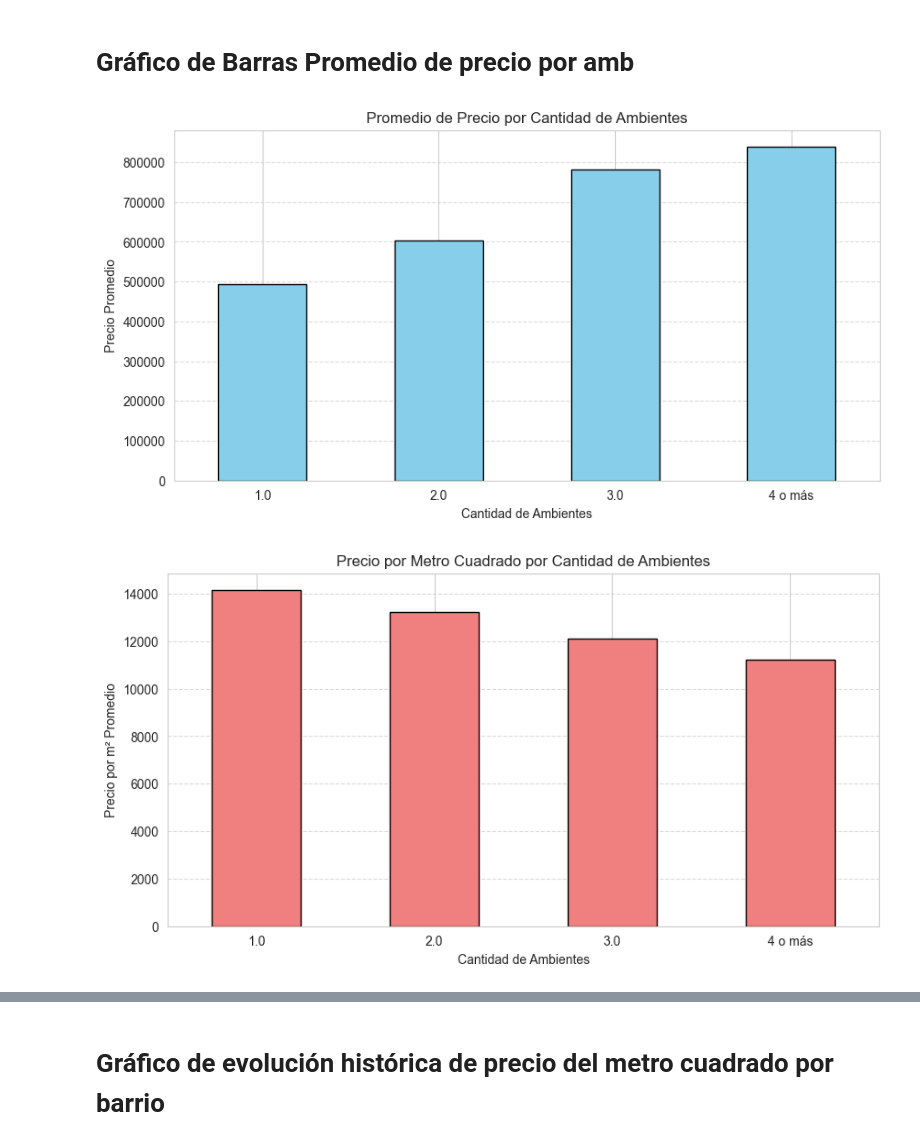
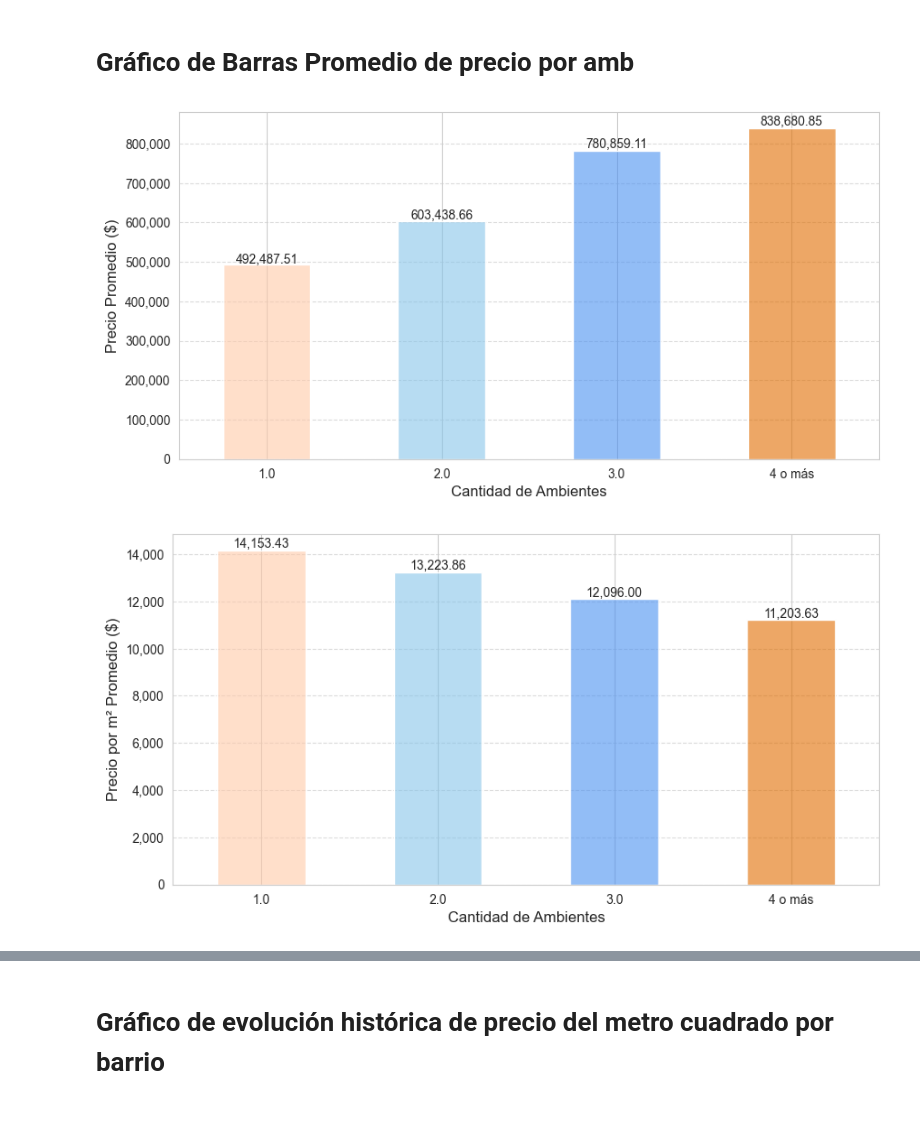
Before and after one commit to Handerllon/observatorio-inmobiliario-scrapping, a Jupyter notebook: Reporting/workdir/metric_generator.ipynb, the cells around one changed output, grey strips where cells are left out. Drawn from its saved outputs; the diff is of its cells as text; code cells hidden in the pictures; blank space fills up the shorter version.

```diff
--- a/Reporting/workdir/metric_generator.ipynb
+++ b/Reporting/workdir/metric_generator.ipynb
@@ -471,43 +471,51 @@ Precio máximo de las propiedades en el barrio con ambientes: 1560000.0
 # %%
 import pandas as pd
 import matplotlib.pyplot as plt
 
 df_filtered = df_new.copy(deep=True)
 
 # Agrupar las habitaciones en 1, 2, 3, y "4 o más"
 df_filtered['room_category'] = df_filtered['rooms'].apply(lambda x: x if x < 4 else '4 o más')
 df_filtered['price'] = pd.to_numeric(df_filtered['price'], errors='coerce')  # Convertir a número, manejando errores
 
-
 # Calcular el promedio de precio por cantidad de ambientes
 avg_price = df_filtered.groupby('room_category')['price'].mean()
 
 # Calcular el precio por metro cuadrado por cantidad de ambientes
 df_filtered['price_per_m2'] = df_filtered['price'] / df_filtered['total_area']
 avg_price_per_m2 = df_filtered.groupby('room_category')['price_per_m2'].mean()
 
+# Definir una lista de colores en un gradiente (modifica los colores como prefieras)
+colors = ['#FFCAA8', '#87C5EA', '#4A91F1', '#E16D00']
+
 # Gráfico de barras - Promedio de precio por cantidad de ambientes
 plt.figure(figsize=(10, 5))
-avg_price.plot(kind='bar', color='skyblue', edgecolor='black')
-plt.title('Promedio de Precio por Cantidad de Ambientes')
-plt.xlabel('Cantidad de Ambientes')
-plt.ylabel('Precio Promedio')
+ax1 = avg_price.plot(kind='bar', color=[c + '99' for c in colors])  # Agregar leve transparencia
+# Agregar valores encima de cada barra
+for i, value in enumerate(avg_price):
+    ax1.text(i, value + (value * 0.01), f'{value:,.2f}', ha='center', fontsize=10)
+plt.gca().yaxis.set_major_formatter(FuncFormatter(format_yaxis))
+plt.xlabel('Cantidad de Ambientes', fontsize=12)
+plt.ylabel('Precio Promedio ($)', fontsize=12)
 plt.xticks(rotation=0)
 plt.grid(axis='y', linestyle='--', alpha=0.7)
 plt.show()
 
 # Gráfico de barras - Precio por metro cuadrado por cantidad de ambientes
 plt.figure(figsize=(10, 5))
-avg_price_per_m2.plot(kind='bar', color='lightcoral', edgecolor='black')
-plt.title('Precio por Metro Cuadrado por Cantidad de Ambientes')
-plt.xlabel('Cantidad de Ambientes')
-plt.ylabel('Precio por m² Promedio')
+ax2 = avg_price_per_m2.plot(kind='bar', color=[c + '99' for c in colors])  # Agregar leve transparencia
+# Agregar valores encima de cada barra
+for i, value in enumerate(avg_price_per_m2):
+    ax2.text(i, value + (value * 0.01), f'{value:,.2f}', ha='center', fontsize=10)
+plt.gca().yaxis.set_major_formatter(FuncFormatter(format_yaxis))
+plt.xlabel('Cantidad de Ambientes', fontsize=12)
+plt.ylabel('Precio por m² Promedio ($)', fontsize=12)
 plt.xticks(rotation=0)
 plt.grid(axis='y', linestyle='--', alpha=0.7)
 plt.show()
 # %% [output]
-[figure, old version]
+[figure, new version]
-[figure, old version]
+[figure, new version]
 # %%
 import pandas as pd
 import matplotlib.pyplot as plt
```
Also changed, not shown: parts of 6 cells of this notebook.
